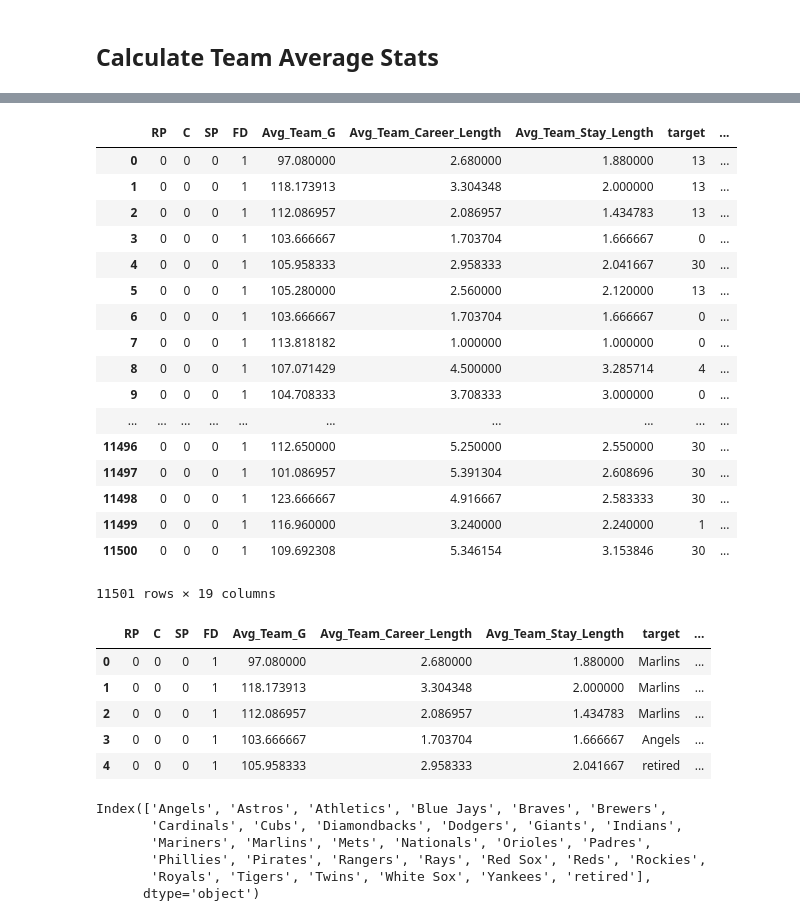
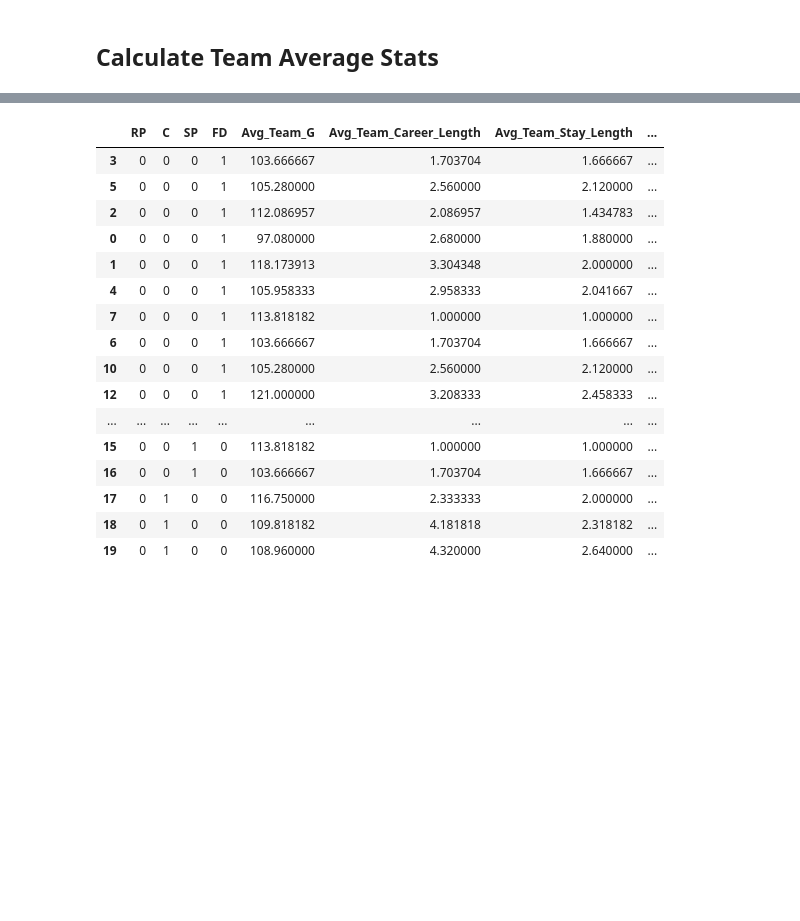
Before and after one commit to mtmoncur/baseball_data, a Jupyter notebook: notebooks/Data Cleaning.ipynb, the cells around one changed output, grey strips where cells are left out. Drawn from its saved outputs; the diff is of its cells as text; code cells hidden in the pictures; blank space fills up the shorter version.

```diff
--- a/notebooks/Data Cleaning.ipynb
+++ b/notebooks/Data Cleaning.ipynb
@@ -204,13 +207,13 @@ print(temp[(~temp.Name_x.isnull())*(~temp.Name_y.isnull())])
 #Scot spent more time as a relief pitcher
 sp['Pos'] = 'SP'
 rp['Pos'] = 'RP'
-sp.drop( sp[(sp['Name']=='Scot Shields')*(sp['Season']==2003)].index, inplace=True )
+sp.drop( sp[(sp['Name']=='Scot Shields')&(sp['Season']==2003)].index, inplace=True )
 
 #Tim spent more time as a starter
-rp.drop( rp[(rp['Name']=='Tim Wakefield')*(rp['Season']==2002)].index, inplace=True )
+rp.drop( rp[(rp['Name']=='Tim Wakefield')&(rp['Season']==2002)].index, inplace=True )
 
 #Mike spent more time as a starter
-rp.drop( rp[(sp['Name']=='Mike Montgomery')*(sp['Season']==2017)].index, inplace=True )
+rp.drop( rp[(sp['Name']=='Mike Montgomery')&(sp['Season']==2017)].index, inplace=True )
 # %%
 pitchers = pd.concat([sp, rp], ignore_index=True)
 pitchers.sort_values(by=['playerid', 'Season'])
@@ -443,3 +446,16 @@ df1.sort_values(by=['playerid', 'Season']).head(20)
 | 19 | retired | 3 | 2 | 0 | 246.0 | C | 6 | 48 | Mariners | Jamie Burke | ... |
 # %%
 p = df1
+# %%
+p = p.sort_values(['playerid', 'Season'])
+by_player = p.groupby('playerid')
+
+if "Player_Trade_Freq" in p.columns: p.drop("Player_Trade_Freq", axis=1, inplace=True)
+p.insert(0, "Player_Trade_Freq", 0)
+
+#loop through, player by player
+for g in by_player.groups:
+    one_p = by_player.get_group(g)
+    p.loc[one_p.index.values[1:], "Player_Trade_Freq"] = ((one_p.Leave.cumsum())/one_p.Career_Length).values[:-1]
+    #print(one_p)
+    #break
@@ -523,41 +539,23 @@ Categories (30, object): [Angels, Astros, Athletics, Blue Jays, ..., Tigers, Twi
 # %%
 p.target = p.target.cat.codes
 p.Team = p.Team.cat.codes
-p
-# %% [output]
-|  | RP | C | SP | FD | Avg_Team_G | Avg_Team_Career_Length | Avg_Team_Stay_Length | target | ... |
-| 0 | 0 | 0 | 0 | 1 | 97.080000 | 2.680000 | 1.880000 | 13 | ... |
-| 1 | 0 | 0 | 0 | 1 | 118.173913 | 3.304348 | 2.000000 | 13 | ... |
-| 2 | 0 | 0 | 0 | 1 | 112.086957 | 2.086957 | 1.434783 | 13 | ... |
-| 3 | 0 | 0 | 0 | 1 | 103.666667 | 1.703704 | 1.666667 | 0 | ... |
-| 4 | 0 | 0 | 0 | 1 | 105.958333 | 2.958333 | 2.041667 | 30 | ... |
-| 5 | 0 | 0 | 0 | 1 | 105.280000 | 2.560000 | 2.120000 | 13 | ... |
-| 6 | 0 | 0 | 0 | 1 | 103.666667 | 1.703704 | 1.666667 | 0 | ... |
-| 7 | 0 | 0 | 0 | 1 | 113.818182 | 1.000000 | 1.000000 | 0 | ... |
-| 8 | 0 | 0 | 0 | 1 | 107.071429 | 4.500000 | 3.285714 | 4 | ... |
-| 9 | 0 | 0 | 0 | 1 | 104.708333 | 3.708333 | 3.000000 | 0 | ... |
-| ... | ... | ... | ... | ... | ... | ... | ... | ... | ... |
-| 11496 | 0 | 0 | 0 | 1 | 112.650000 | 5.250000 | 2.550000 | 30 | ... |
-| 11497 | 0 | 0 | 0 | 1 | 101.086957 | 5.391304 | 2.608696 | 30 | ... |
-| 11498 | 0 | 0 | 0 | 1 | 123.666667 | 4.916667 | 2.583333 | 30 | ... |
-| 11499 | 0 | 0 | 0 | 1 | 116.960000 | 3.240000 | 2.240000 | 1 | ... |
-| 11500 | 0 | 0 | 0 | 1 | 109.692308 | 5.346154 | 3.153846 | 30 | ... |
-11501 rows × 19 columns
 # %%
-p.head()
+p.head(20)
 # %% [output]
-|  | RP | C | SP | FD | Avg_Team_G | Avg_Team_Career_Length | Avg_Team_Stay_Length | target | ... |
-| 0 | 0 | 0 | 0 | 1 | 97.080000 | 2.680000 | 1.880000 | Marlins | ... |
-| 1 | 0 | 0 | 0 | 1 | 118.173913 | 3.304348 | 2.000000 | Marlins | ... |
-| 2 | 0 | 0 | 0 | 1 | 112.086957 | 2.086957 | 1.434783 | Marlins | ... |
-| 3 | 0 | 0 | 0 | 1 | 103.666667 | 1.703704 | 1.666667 | Angels | ... |
-| 4 | 0 | 0 | 0 | 1 | 105.958333 | 2.958333 | 2.041667 | retired | ... |
+|  | RP | C | SP | FD | Avg_Team_G | Avg_Team_Career_Length | Avg_Team_Stay_Length | ... |
+| 3 | 0 | 0 | 0 | 1 | 103.666667 | 1.703704 | 1.666667 | ... |
+| 5 | 0 | 0 | 0 | 1 | 105.280000 | 2.560000 | 2.120000 | ... |
+| 2 | 0 | 0 | 0 | 1 | 112.086957 | 2.086957 | 1.434783 | ... |
+| 0 | 0 | 0 | 0 | 1 | 97.080000 | 2.680000 | 1.880000 | ... |
+| 1 | 0 | 0 | 0 | 1 | 118.173913 | 3.304348 | 2.000000 | ... |
+| 4 | 0 | 0 | 0 | 1 | 105.958333 | 2.958333 | 2.041667 | ... |
+| 7 | 0 | 0 | 0 | 1 | 113.818182 | 1.000000 | 1.000000 | ... |
+| 6 | 0 | 0 | 0 | 1 | 103.666667 | 1.703704 | 1.666667 | ... |
+| 10 | 0 | 0 | 0 | 1 | 105.280000 | 2.560000 | 2.120000 | ... |
+| 12 | 0 | 0 | 0 | 1 | 121.000000 | 3.208333 | 2.458333 | ... |
+| ... | ... | ... | ... | ... | ... | ... | ... | ... |
+| 15 | 0 | 0 | 1 | 0 | 113.818182 | 1.000000 | 1.000000 | ... |
+| 16 | 0 | 0 | 1 | 0 | 103.666667 | 1.703704 | 1.666667 | ... |
+| 17 | 0 | 1 | 0 | 0 | 116.750000 | 2.333333 | 2.000000 | ... |
+| 18 | 0 | 1 | 0 | 0 | 109.818182 | 4.181818 | 2.318182 | ... |
+| 19 | 0 | 1 | 0 | 0 | 108.960000 | 4.320000 | 2.640000 | ... |
-# %%
-p.target.cat.categories
-# %% [output]
-Index(['Angels', 'Astros', 'Athletics', 'Blue Jays', 'Braves', 'Brewers',
-       'Cardinals', 'Cubs', 'Diamondbacks', 'Dodgers', 'Giants', 'Indians',
-       'Mariners', 'Marlins', 'Mets', 'Nationals', 'Orioles', 'Padres',
-       'Phillies', 'Pirates', 'Rangers', 'Rays', 'Red Sox', 'Reds', 'Rockies',
-       'Royals', 'Tigers', 'Twins', 'White Sox', 'Yankees', 'retired'],
-      dtype='object')
```
Also changed, not shown: parts of 10 cells of this notebook, 4 other files.
